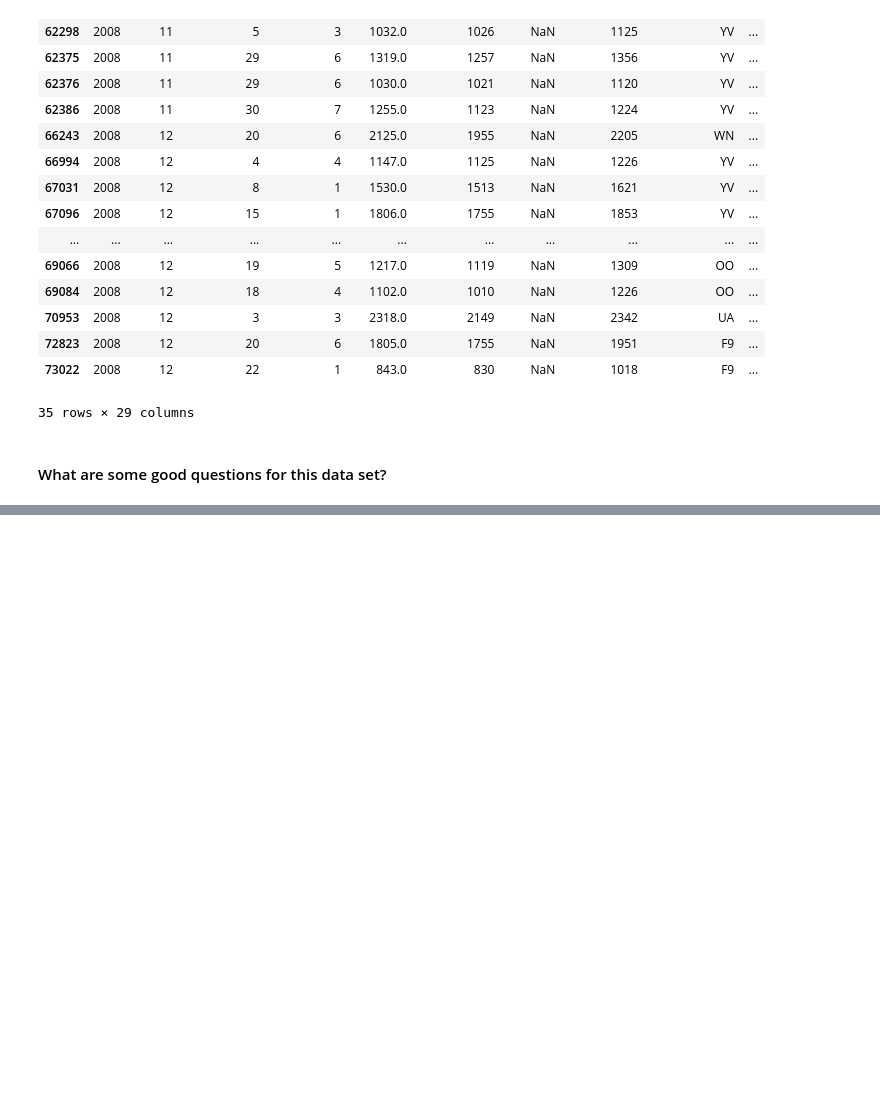
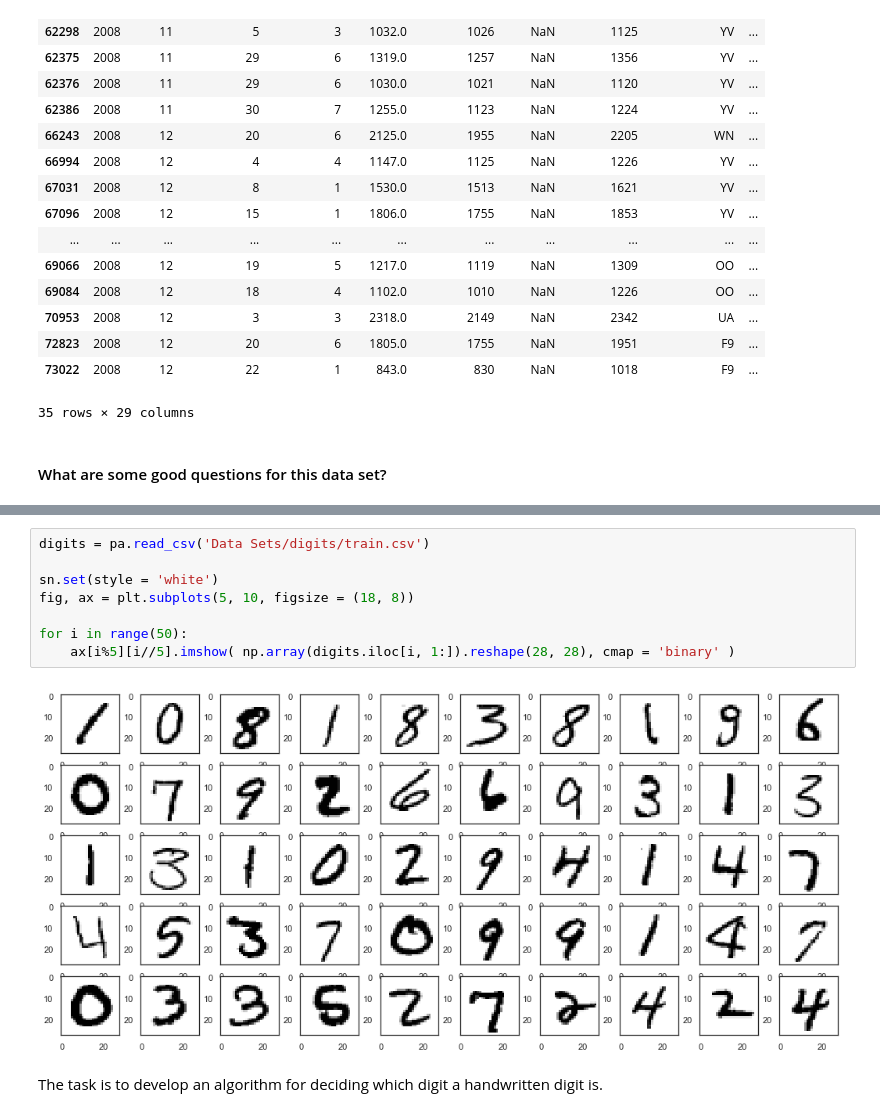
Before and after one commit to virgilpierce/STAT_411, a Jupyter notebook: 1 - Intro and Motivating Ex.ipynb, the cells around one changed output, grey strips where cells are left out. Drawn from its saved outputs; the diff is of its cells as text; blank space fills up the shorter version.

Commit message:
Update 1 - Intro and Motivating Ex.ipynb
Added digit classifier example.

```diff
--- a/1 - Intro and Motivating Ex.ipynb
+++ b/1 - Intro and Motivating Ex.ipynb
@@ -841,0 +846,12 @@ fd[ fd.Cancelled == 1]
+# %%
+digits = pa.read_csv('Data Sets/digits/train.csv')
+
+sn.set(style = 'white')
+fig, ax = plt.subplots(5, 10, figsize = (18, 8))
+
+for i in range(50):
+    ax[i%5][i//5].imshow( np.array(digits.iloc[i, 1:]).reshape(28, 28), cmap = 'binary' )
+# %% [output]
+[figure, added]
+# %% [markdown]
+The task is to develop an algorithm for deciding which digit a handwritten digit is.
```
Also changed, not shown: parts of 1 cell of this notebook.
